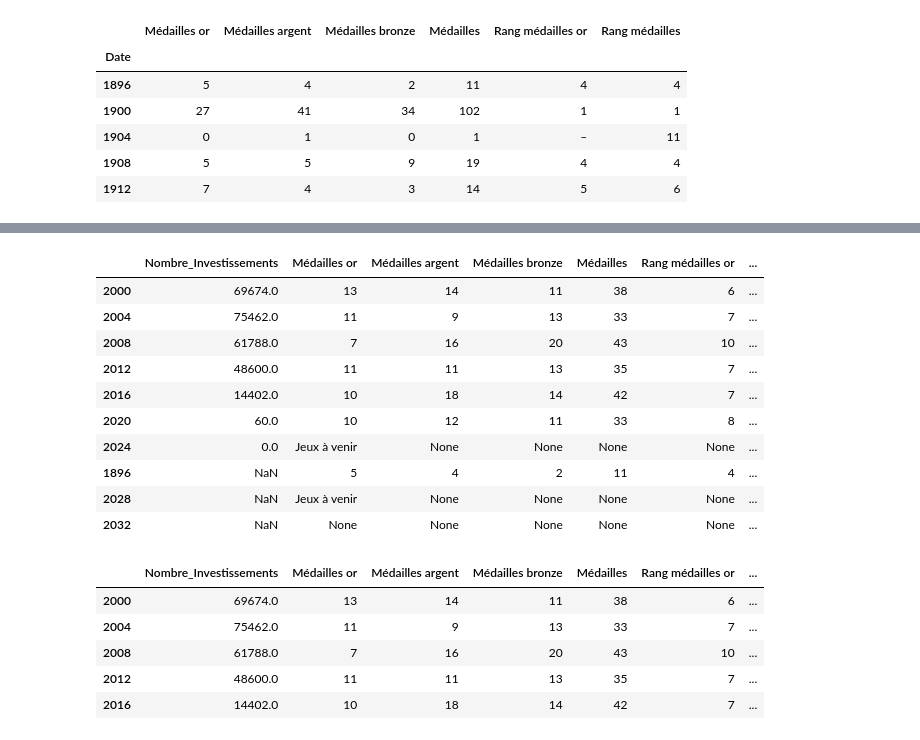
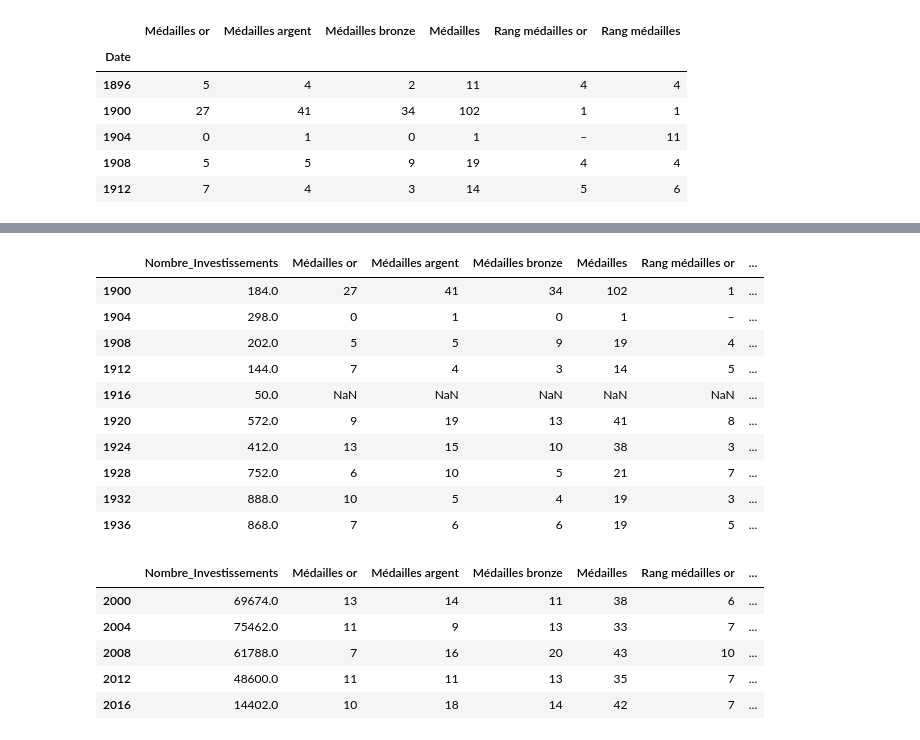
Before and after one commit to JulesChpn/ProjetPython, a Jupyter notebook: README.ipynb, the cells around one changed output, grey strips where cells are left out. Cells and saved outputs as stored; diff of their text form; code cells hidden in the pictures.

```diff
--- a/README.ipynb
+++ b/README.ipynb
@@ -753,20 +757,20 @@ data_base_2.sample(10, replace=False)
 # %%
 data_base_2['Investissements_JO'] = np.zeros(len(data_base_2.index))
 
 for i in range(3,len(data_base_2.index)):
     data_base_2.iat[i,7]= data_base_2.iat[i-3,0] + data_base_2.iat[i-2,0]
 
-data_base_2.tail(10)
+data_base_2.head(10)
 # %% [output]
 |  | Nombre_Investissements | Médailles or | Médailles argent | Médailles bronze | Médailles | Rang médailles or | ... |
-| 2000 | 69674.0 | 13 | 14 | 11 | 38 | 6 | ... |
-| 2004 | 75462.0 | 11 | 9 | 13 | 33 | 7 | ... |
-| 2008 | 61788.0 | 7 | 16 | 20 | 43 | 10 | ... |
-| 2012 | 48600.0 | 11 | 11 | 13 | 35 | 7 | ... |
-| 2016 | 14402.0 | 10 | 18 | 14 | 42 | 7 | ... |
-| 2020 | 60.0 | 10 | 12 | 11 | 33 | 8 | ... |
-| 2024 | 0.0 | Jeux à venir | None | None | None | None | ... |
-| 1896 | NaN | 5 | 4 | 2 | 11 | 4 | ... |
-| 2028 | NaN | Jeux à venir | None | None | None | None | ... |
-| 2032 | NaN | None | None | None | None | None | ... |
+| 1900 | 184.0 | 27 | 41 | 34 | 102 | 1 | ... |
+| 1904 | 298.0 | 0 | 1 | 0 | 1 | – | ... |
+| 1908 | 202.0 | 5 | 5 | 9 | 19 | 4 | ... |
+| 1912 | 144.0 | 7 | 4 | 3 | 14 | 5 | ... |
+| 1916 | 50.0 | NaN | NaN | NaN | NaN | NaN | ... |
+| 1920 | 572.0 | 9 | 19 | 13 | 41 | 8 | ... |
+| 1924 | 412.0 | 13 | 15 | 10 | 38 | 3 | ... |
+| 1928 | 752.0 | 6 | 10 | 5 | 21 | 7 | ... |
+| 1932 | 888.0 | 10 | 5 | 4 | 19 | 3 | ... |
+| 1936 | 868.0 | 7 | 6 | 6 | 19 | 5 | ... |
 # %%
```
Also changed, not shown: parts of 14 cells of this notebook.
